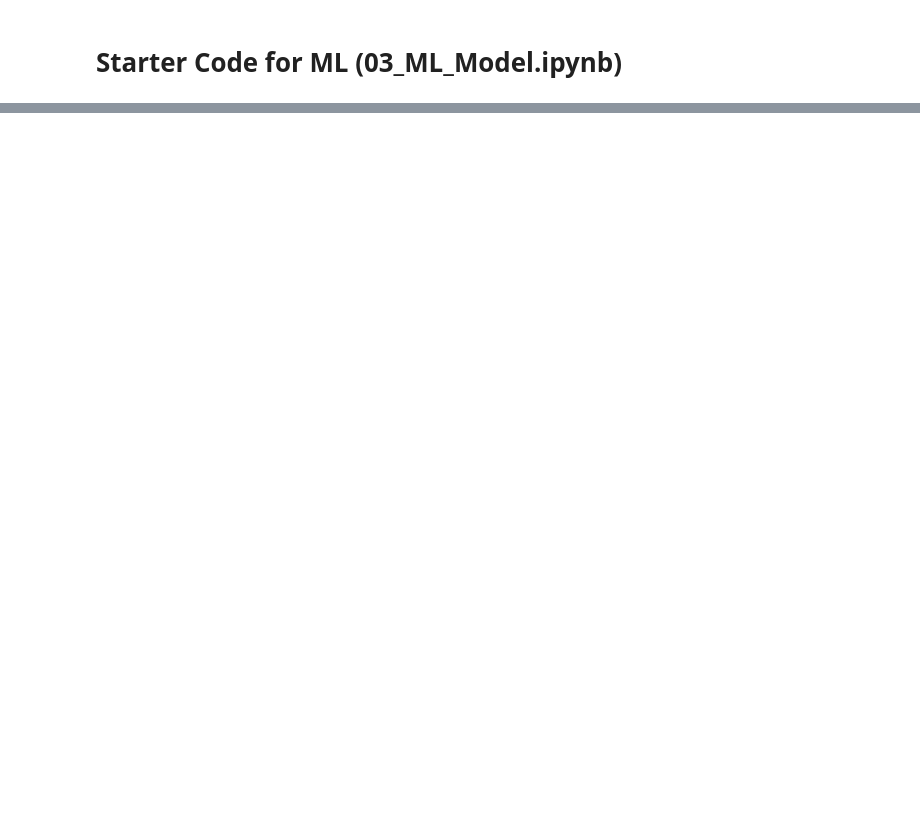
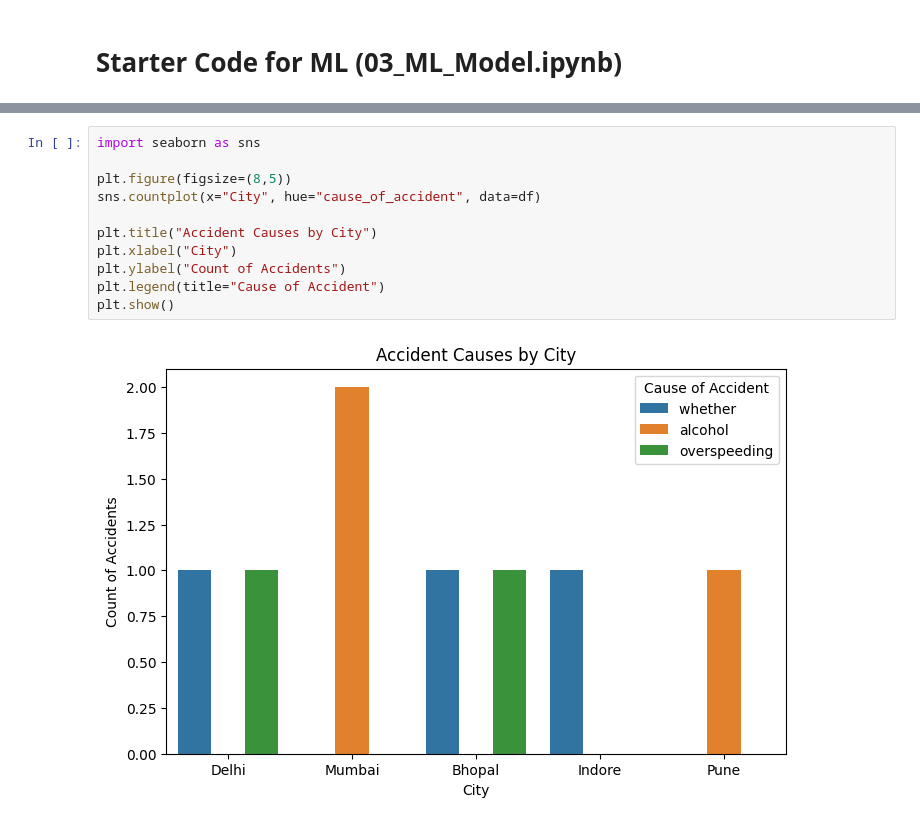
Before and after one commit to nagarneha/traffic_accident-_analysis, a Jupyter notebook: traffic_analysis.ipynb, the cells around one changed output, grey strips where cells are left out. Drawn from its saved outputs; the diff is of its cells as text; blank space fills up the shorter version.

Commit message:
updded file tarffic_accident_analysis file

```diff
--- a/traffic_analysis.ipynb
+++ b/traffic_analysis.ipynb
@@ -148 +148,14 @@ print("✅ Target shape:", y_train.shape)
 ✅ Target shape: (6,)
+# %%
+import seaborn as sns
+
+plt.figure(figsize=(8,5))
+sns.countplot(x="City", hue="cause_of_accident", data=df)
+
+plt.title("Accident Causes by City")
+plt.xlabel("City")
+plt.ylabel("Count of Accidents")
+plt.legend(title="Cause of Accident")
+plt.show()
+# %% [output]
+[figure, added]
```
Also changed, not shown: parts of 5 cells of this notebook.
